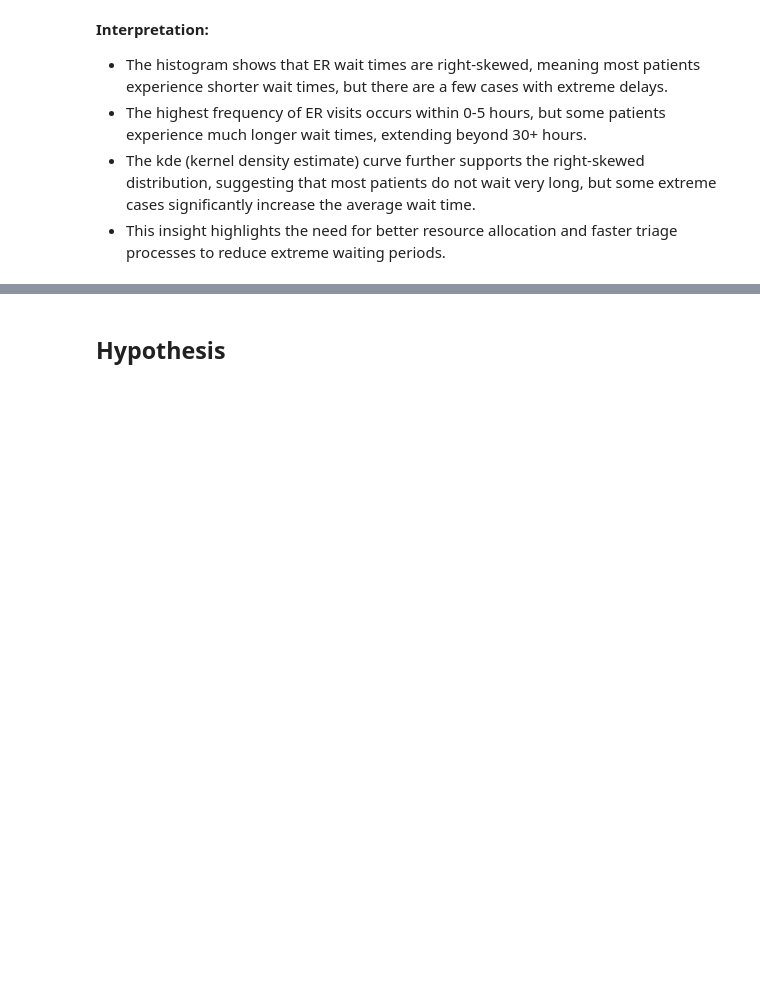
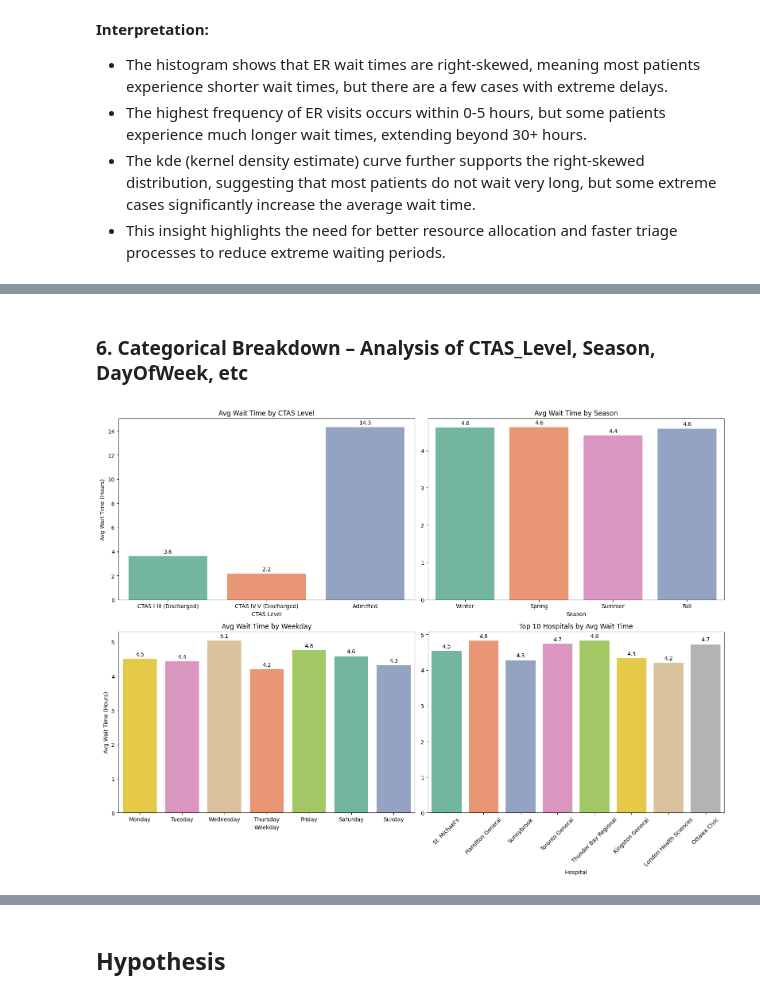
Before and after one commit to priyankachiti/CSCN8040_Group7, a Jupyter notebook: notebooks/ER_Wait_Times_Ontario.ipynb, the cells around one changed output, grey strips where cells are left out. Cells and saved outputs as stored; diff of their text form; code cells hidden in the pictures; blank space fills up the shorter version.

```diff
--- a/notebooks/ER_Wait_Times_Ontario.ipynb
+++ b/notebooks/ER_Wait_Times_Ontario.ipynb
@@ -144,0 +196,54 @@ The boxplot compares wait times across different CTAS (Canadian Triage and Acuit
+# %% [markdown]
+### 6. Categorical Breakdown – Analysis of CTAS_Level, Season, DayOfWeek, etc
+# %%
+plt.figure(figsize=(16, 12))
+
+# 1. CTAS Level vs Wait Time
+plt.subplot(2, 2, 1)
+ax1 = sns.barplot(data=df, x='CTAS_Level', y='WaitTime_Hours', hue='CTAS_Level',
+                  estimator='mean', errorbar=None, palette='Set2', legend=False)
+ax1.set_title('Avg Wait Time by CTAS Level')
+ax1.set_xlabel('CTAS Level')
+ax1.set_ylabel('Avg Wait Time (Hours)')
+for container in ax1.containers:
+    ax1.bar_label(container, fmt='%.1f', padding=3)
+
+# 2. Season vs Wait Time
+plt.subplot(2, 2, 2)
+season_order = ['Winter', 'Spring', 'Summer', 'Fall']
+ax2 = sns.barplot(data=df, x='Season', y='WaitTime_Hours', hue='Season',
+                  order=season_order, estimator='mean', errorbar=None, palette='Set2', legend=False)
+ax2.set_title('Avg Wait Time by Season')
+ax2.set_xlabel('Season')
+ax2.set_ylabel('')
+for container in ax2.containers:
+    ax2.bar_label(container, fmt='%.1f', padding=3)
+
+# 3. Day of Week vs Wait Time
+plt.subplot(2, 2, 3)
+weekday_order = ['Monday', 'Tuesday', 'Wednesday', 'Thursday', 'Friday', 'Saturday', 'Sunday']
+ax3 = sns.barplot(data=df, x='DayOfWeek', y='WaitTime_Hours', hue='DayOfWeek',
+                  order=weekday_order, estimator='mean', errorbar=None, palette='Set2', legend=False)
+ax3.set_title('Avg Wait Time by Weekday')
+ax3.set_xlabel('Weekday')
+ax3.set_ylabel('Avg Wait Time (Hours)')
+for container in ax3.containers:
+    ax3.bar_label(container, fmt='%.1f', padding=3)
+
+# 4. Top 10 Hospitals by Avg Wait Time
+plt.subplot(2, 2, 4)
+top_hospitals = df.groupby('Hospital')['WaitTime_Hours'].mean().sort_values(ascending=False).head(10).index.tolist()
+ax4 = sns.barplot(data=df[df['Hospital'].isin(top_hospitals)], x='Hospital', y='WaitTime_Hours', hue='Hospital',
+                  estimator='mean', errorbar=None, palette='Set2', legend=False)
+ax4.set_title('Top 10 Hospitals by Avg Wait Time')
+ax4.set_xlabel('Hospital')
+ax4.set_ylabel('')
+ax4.tick_params(axis='x', rotation=45)
+for container in ax4.containers:
+    ax4.bar_label(container, fmt='%.1f', padding=3)
+
+# Layout adjustment
+plt.tight_layout()
+plt.show()
+# %% [output]
+[figure, added]
```
Also changed, not shown: parts of 26 cells of this notebook.
